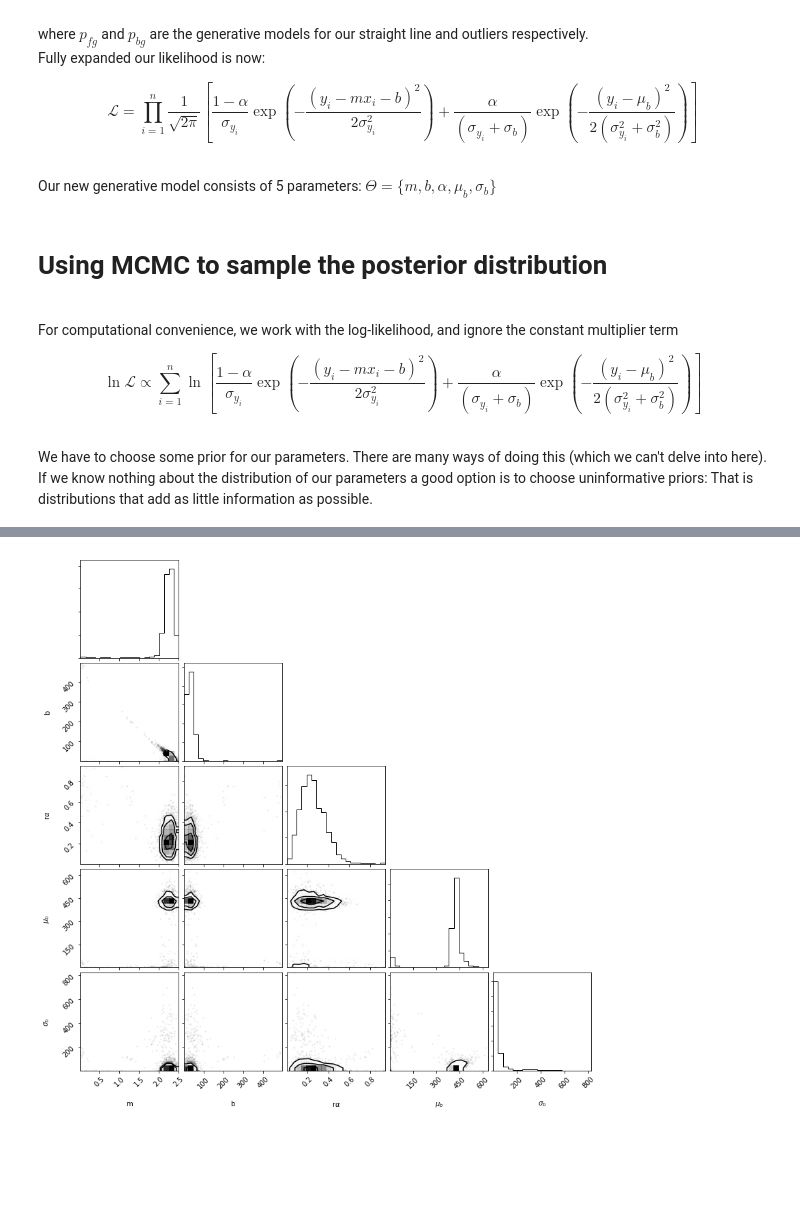
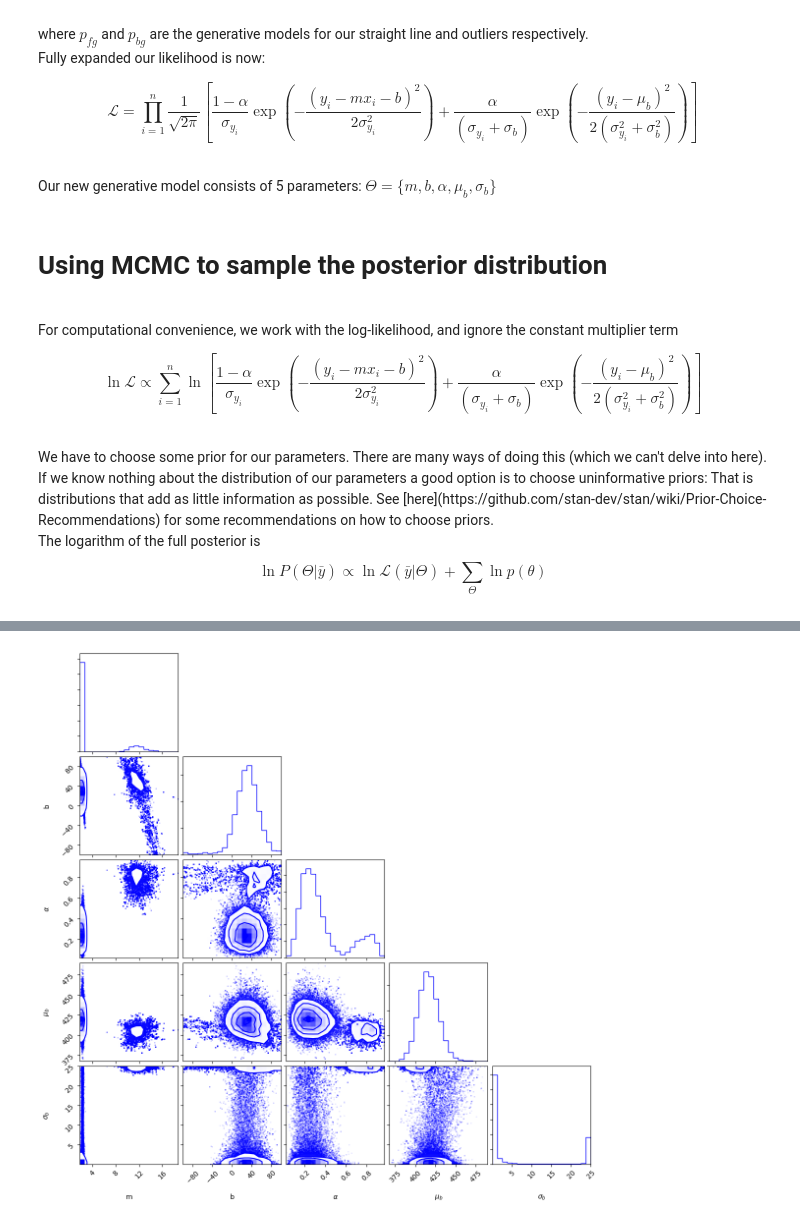
Before and after one commit to astromancer/basic-bayes, a Jupyter notebook: GenerativeModels.ipynb, the cells around one changed output, grey strips where cells are left out. Cells and saved outputs as stored; diff of their text form; code cells hidden in the pictures; blank space fills up the shorter version.

```diff
--- a/GenerativeModels.ipynb
+++ b/GenerativeModels.ipynb
@@ -279,5 +278,8 @@ $$ \ln \mathscr{L} \propto \sum_{i=1}^n \ln \left[ \frac{1 - \alpha}{\sigma_{y_i
                                 \frac{\alpha}{(\sigma_{y_i} + \sigma_b)} \exp \left( -\frac{(y_i - \mu_b)^2}{2 (\sigma^2_{y_i} + \sigma^2_b)} \right) \right ]$$
 
 <br>
-We have to choose some prior for our parameters. There are many ways of doing this (which we can't delve into here).  If we know nothing about the distribution of our parameters a good option is to choose uninformative priors: That is distributions that add as little information as possible.
+We have to choose some prior for our parameters. There are many ways of doing this (which we can't delve into here).  If we know nothing about the distribution of our parameters a good option is to choose uninformative priors: That is distributions that add as little information as possible. See [here](https://github.com/stan-dev/stan/wiki/Prior-Choice-Recommendations) for some recommendations on how to choose priors.
+
+The logarithm of the full posterior is
+$$ \ln P(\Theta | \bar{y}) \propto \ln \mathscr{L}(\bar{y}|\Theta) + \sum_{\Theta} \ln p(\theta) $$
 # %%
@@ -344,11 +367,11 @@ pos, prob, state = sampler.run_mcmc(p0, n_samples)
 import corner
 
 # get the samples
-flat_samples = sampler.chain.reshape(-1, dof)[::100]
-labels = 'm','b',r'r$\alpha$',r'$\mu_b$',r'$\sigma_b$'
+flat_samples = sampler.chain[:, 1000:].reshape(-1, dof)
+labels = 'm','b',r'$\alpha$',r'$\mu_b$',r'$\sigma_b$'
 
 # plot the posteriors
-fig = corner.corner(flat_samples, labels=labels)
+fig = corner.corner(flat_samples, labels=labels, color='b')
 display(fig)
 # %% [output]
 WARNING:root:Too few points to create valid contours
@@ -360 +378 @@ WARNING:root:Too few points to create valid contours
-[figure, old version]
+[figure, new version]
```
Also changed, not shown: parts of 11 cells of this notebook.
